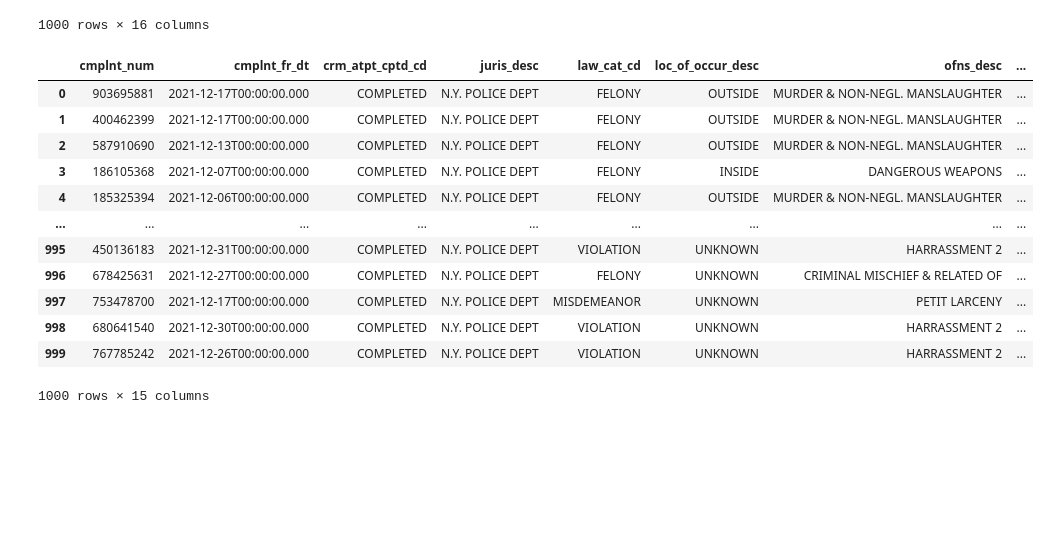
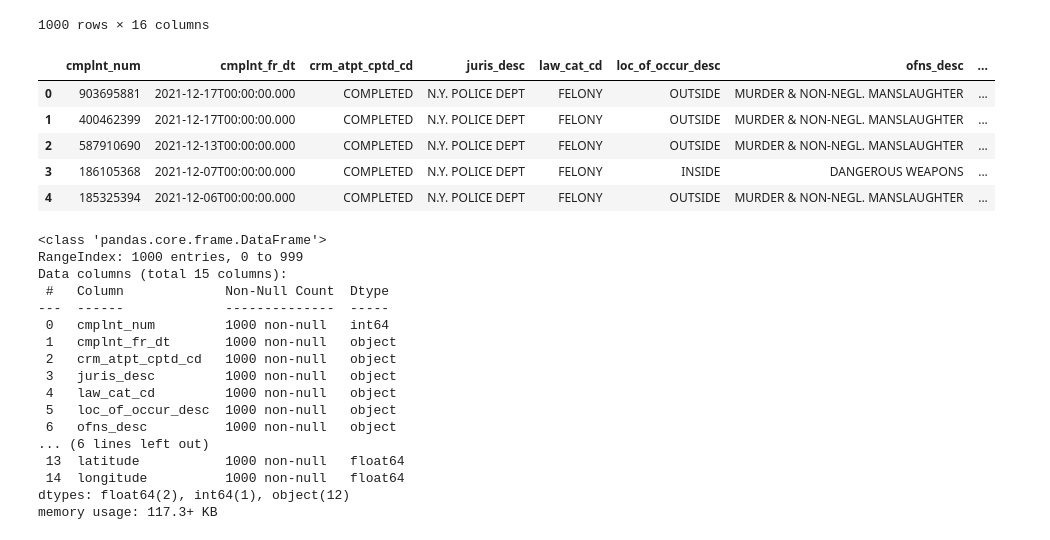
Before and after one commit to KevinNguyen10/crime_analysis, a Jupyter notebook: crime_analysis.ipynb, the cells around one changed output. Drawn from its saved outputs; the diff is of its cells as text; code cells hidden in the pictures; blank space fills up the shorter version.

```diff
--- a/crime_analysis.ipynb
+++ b/crime_analysis.ipynb
@@ -28,18 +29,32 @@ data
 # remove the 'Unnamed: 0' column
 data = data.drop(['Unnamed: 0'], axis=1)
 # %%
-data
+data.head()
 # %% [output]
 |  | cmplnt_num | cmplnt_fr_dt | crm_atpt_cptd_cd | juris_desc | law_cat_cd | loc_of_occur_desc | ofns_desc | ... |
 | 0 | 903695881 | 2021-12-17T00:00:00.000 | COMPLETED | N.Y. POLICE DEPT | FELONY | OUTSIDE | MURDER & NON-NEGL. MANSLAUGHTER | ... |
 | 1 | 400462399 | 2021-12-17T00:00:00.000 | COMPLETED | N.Y. POLICE DEPT | FELONY | OUTSIDE | MURDER & NON-NEGL. MANSLAUGHTER | ... |
 | 2 | 587910690 | 2021-12-13T00:00:00.000 | COMPLETED | N.Y. POLICE DEPT | FELONY | OUTSIDE | MURDER & NON-NEGL. MANSLAUGHTER | ... |
 | 3 | 186105368 | 2021-12-07T00:00:00.000 | COMPLETED | N.Y. POLICE DEPT | FELONY | INSIDE | DANGEROUS WEAPONS | ... |
 | 4 | 185325394 | 2021-12-06T00:00:00.000 | COMPLETED | N.Y. POLICE DEPT | FELONY | OUTSIDE | MURDER & NON-NEGL. MANSLAUGHTER | ... |
-| ... | ... | ... | ... | ... | ... | ... | ... | ... |
-| 995 | 450136183 | 2021-12-31T00:00:00.000 | COMPLETED | N.Y. POLICE DEPT | VIOLATION | UNKNOWN | HARRASSMENT 2 | ... |
-| 996 | 678425631 | 2021-12-27T00:00:00.000 | COMPLETED | N.Y. POLICE DEPT | FELONY | UNKNOWN | CRIMINAL MISCHIEF & RELATED OF | ... |
-| 997 | 753478700 | 2021-12-17T00:00:00.000 | COMPLETED | N.Y. POLICE DEPT | MISDEMEANOR | UNKNOWN | PETIT LARCENY | ... |
-| 998 | 680641540 | 2021-12-30T00:00:00.000 | COMPLETED | N.Y. POLICE DEPT | VIOLATION | UNKNOWN | HARRASSMENT 2 | ... |
-| 999 | 767785242 | 2021-12-26T00:00:00.000 | COMPLETED | N.Y. POLICE DEPT | VIOLATION | UNKNOWN | HARRASSMENT 2 | ... |
-1000 rows × 15 columns
+# %%
+# get basic info about the data
+data.info()
+# %% [output]
+<class 'pandas.core.frame.DataFrame'>
+RangeIndex: 1000 entries, 0 to 999
+Data columns (total 15 columns):
+ #   Column             Non-Null Count  Dtype
+---  ------             --------------  -----
+ 0   cmplnt_num         1000 non-null   int64
+ 1   cmplnt_fr_dt       1000 non-null   object
+ 2   crm_atpt_cptd_cd   1000 non-null   object
+ 3   juris_desc         1000 non-null   object
+ 4   law_cat_cd         1000 non-null   object
+ 5   loc_of_occur_desc  1000 non-null   object
+ 6   ofns_desc          1000 non-null   object
+... (6 lines left out)
+ 13  latitude           1000 non-null   float64
+ 14  longitude          1000 non-null   float64
+dtypes: float64(2), int64(1), object(12)
+memory usage: 117.3+ KB
```
Also changed, not shown: parts of 15 cells of this notebook.
